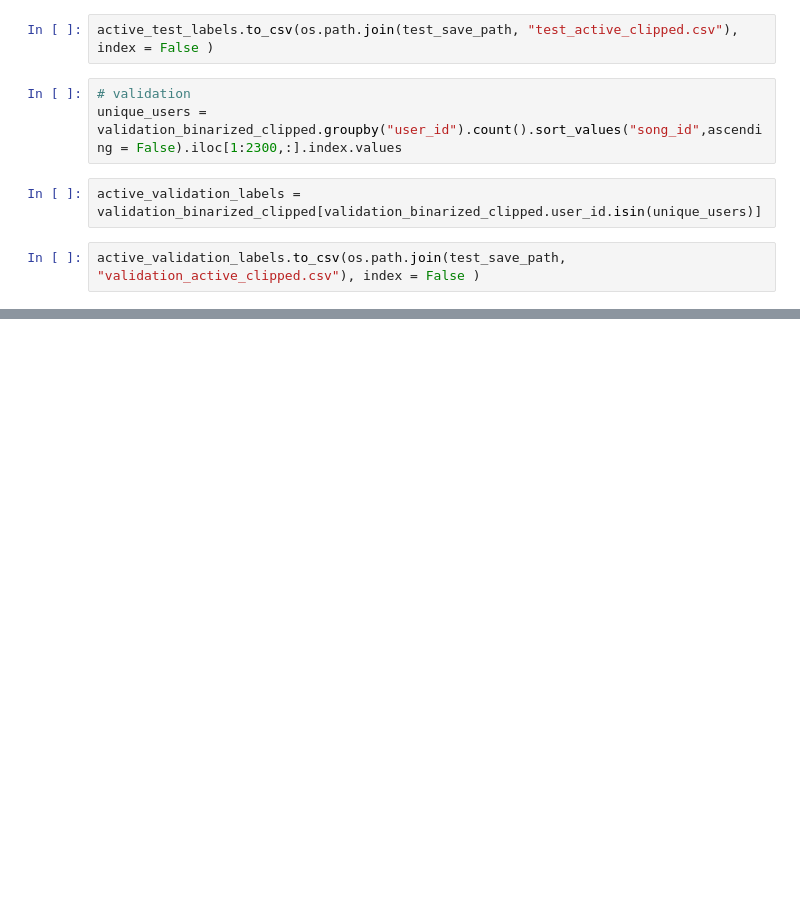
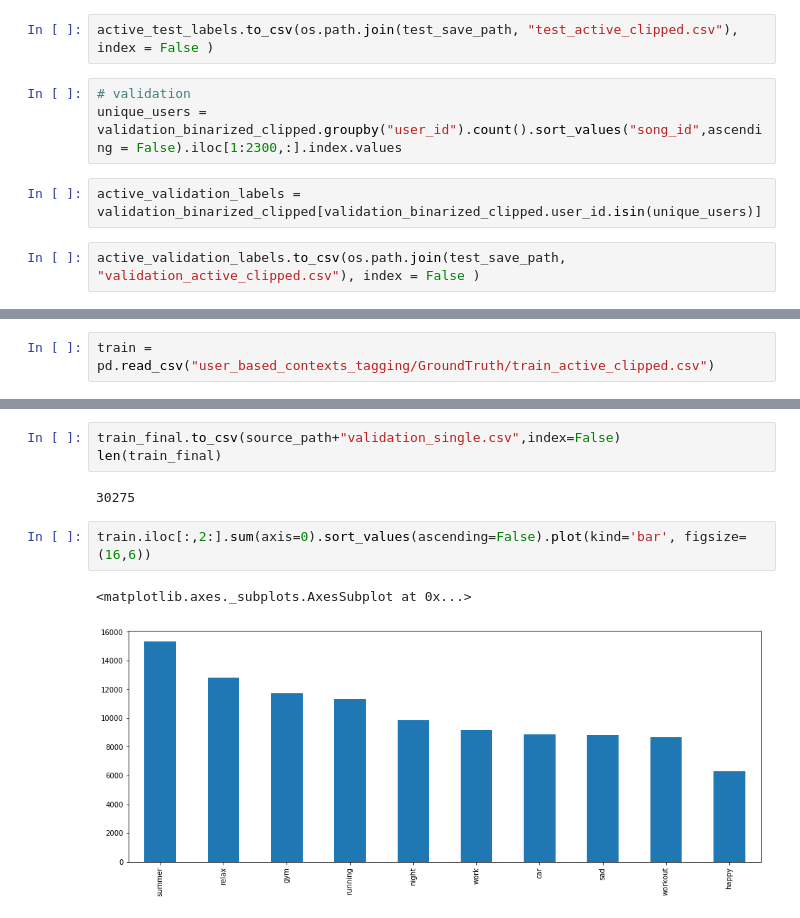
Before and after one commit to KarimMibrahim/user_based_contexts_tagging, a Jupyter notebook: Create_splits.ipynb, the cells around one changed output, grey strips where cells are left out. Drawn from its saved outputs; the diff is of its cells as text; blank space fills up the shorter version.

```diff
--- a/Create_splits.ipynb
+++ b/Create_splits.ipynb
@@ -350,0 +373,2 @@ active_validation_labels.to_csv(os.path.join(test_save_path, "validation_active_
+# %%
+train = pd.read_csv("user_based_contexts_tagging/GroundTruth/train_active_clipped.csv")
@@ -350,0 +555,10 @@ active_validation_labels.to_csv(os.path.join(test_save_path, "validation_active_
+# %%
+train_final.to_csv(source_path+"validation_single.csv",index=False)
+len(train_final)
+# %% [output]
+30275
+# %%
+train.iloc[:,2:].sum(axis=0).sort_values(ascending=False).plot(kind='bar', figsize=(16,6))
+# %% [output]
+<matplotlib.axes._subplots.AxesSubplot at 0x...>
+[figure, added]
```
Also changed, not shown: parts of 57 cells of this notebook, 21 other files.
